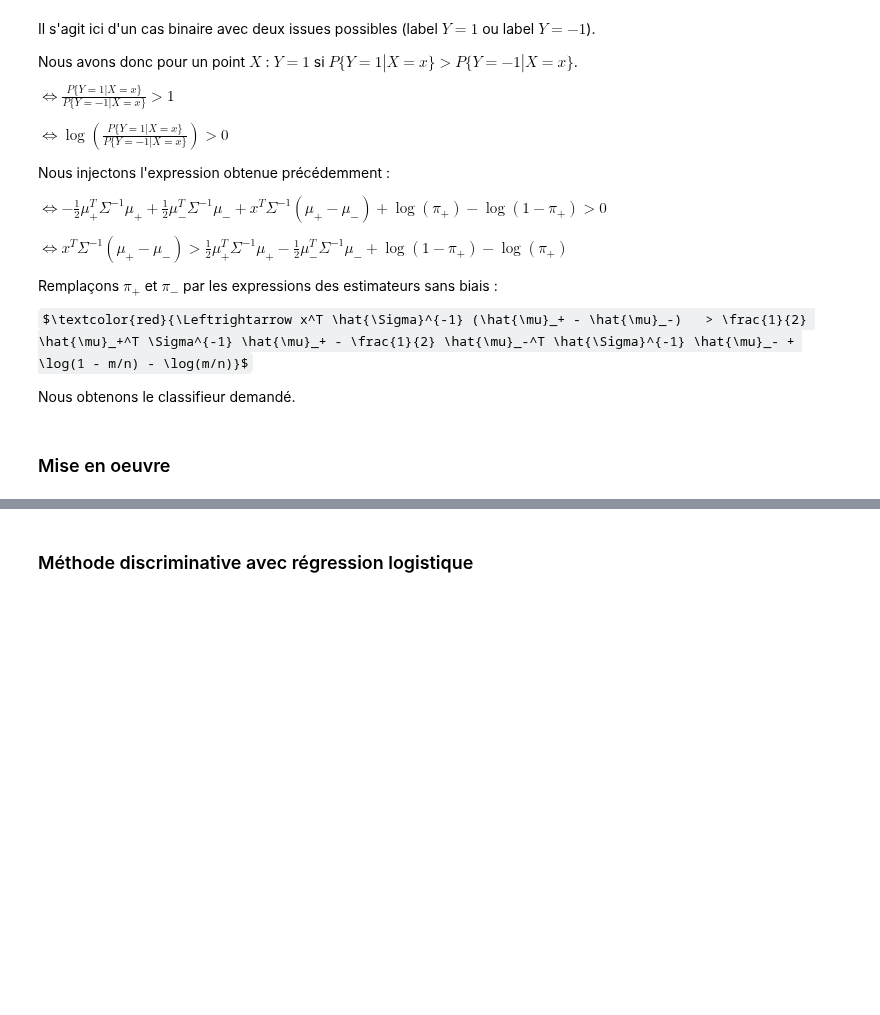
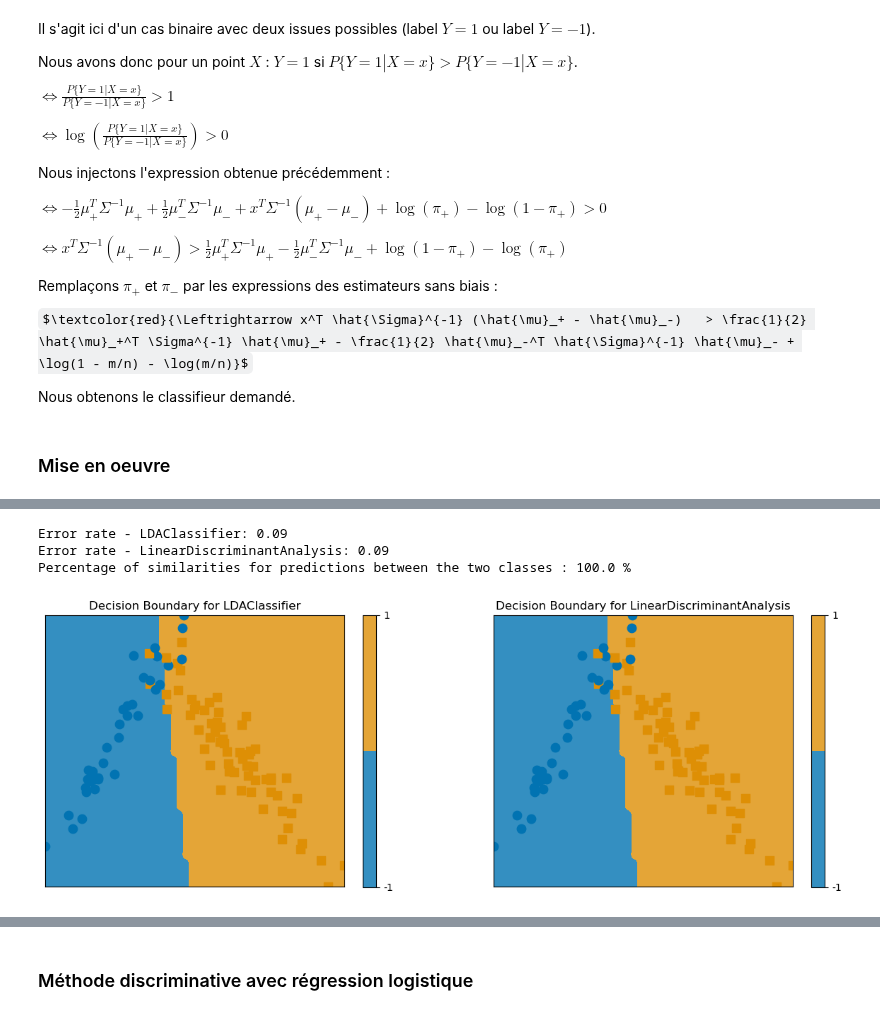
Before and after one commit to pralban/Machine-learning, a Jupyter notebook: TP2 KNN/tp2.ipynb, the cells around one changed output, grey strips where cells are left out. Drawn from its saved outputs; the diff is of its cells as text; code cells hidden in the pictures; some formulas as TeX source; blank space fills up the shorter version.

```diff
--- a/TP2 KNN/tp2.ipynb
+++ b/TP2 KNN/tp2.ipynb
@@ -746,6 +746,65 @@ class LDAClassifier(BaseEstimator, ClassifierMixin):
         return np.where(decision_scores > 0, 1, -1)
 # %% [markdown]
 <img src="questions/19.png" alt="question 19" width="800"/>
+# %%
+from sklearn.discriminant_analysis import LinearDiscriminantAnalysis
+from sklearn.datasets import make_classification
+from sklearn.model_selection import train_test_split
+from sklearn.metrics import accuracy_score
+
+# Generate a binary classification dataset
+X, y = make_classification(n_samples=1000, n_features=2, n_redundant=0,
+                           n_clusters_per_class=1, weights=[0.3, 0.7], flip_y=0, random_state=42)
+
+# Transform labels from {0, 1} to {-1, 1}
+y[y == 0] = -1
+
+# Split the dataset into training and validation sets
+X_train, X_val, y_train, y_val = train_test_split(X, y, train_size=0.1, test_size=0.9, random_state=42)
+
+# Train LDAClassifier
+lda_custom = LDAClassifier()
+lda_custom.fit(X_train, y_train)
+predictions_custom = lda_custom.predict(X_val)
+
+# Train LinearDiscriminantAnalysis from sklearn
+lda_sklearn = LinearDiscriminantAnalysis()
+lda_sklearn.fit(X_train, y_train)
+predictions_sklearn = lda_sklearn.predict(X_val)
+
+# Calculate error rates
+error_custom = 1 - accuracy_score(y_val, predictions_custom)
+error_sklearn = 1 - accuracy_score(y_val, predictions_sklearn)
+
+# Compare predictions
+Similarities = np.sum(predictions_custom == predictions_sklearn)
+
+print(f"Error rate - LDAClassifier: {error_custom:.2f}")
+print(f"Error rate - LinearDiscriminantAnalysis: {error_sklearn:.2f}")
+print(f"Percentage of similarities for predictions between the two classes : {Similarities/len(y_val)*100} %")
+# %% [output]
+Error rate - LDAClassifier: 0.09
+Error rate - LinearDiscriminantAnalysis: 0.09
+Percentage of similarities for predictions between the two classes : 100.0 %
+# %%
+# Subplots
+fig, axes = plt.subplots(1, 2, figsize=(15, 5))
+
+# Plot the decision boundary for LDAClassifier
+plt.sca(axes[0])
+decision_function = lambda x: lda_custom.predict(x.reshape(1, -1))
+frontiere_new(decision_function, X_train, y_train)
+plt.title('Decision Boundary for LDAClassifier')
+
+# Plot the decision boundary for LinearDiscriminantAnalysis
+plt.sca(axes[1])
+decision_function = lambda x: lda_sklearn.predict(x.reshape(1, -1))
+frontiere_new(decision_function, X_train, y_train)
+plt.title('Decision Boundary for LinearDiscriminantAnalysis')
+
+plt.show()
+# %% [output]
+[figure, added]
 # %% [markdown]
 <img src="questions/20.png" alt="question 20" width="800"/>
 # %% [markdown]
```
Also changed, not shown: parts of 14 cells of this notebook.
